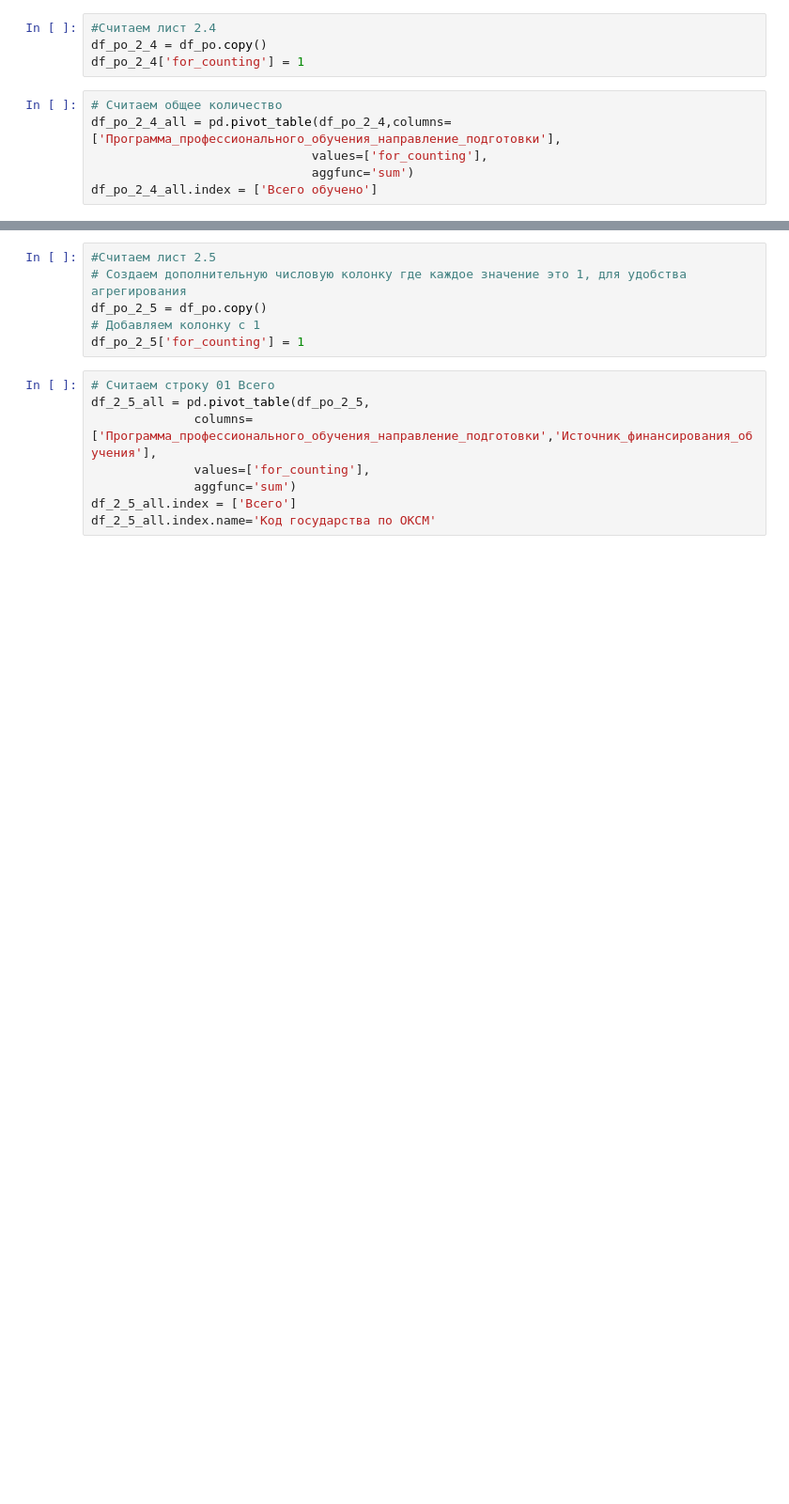
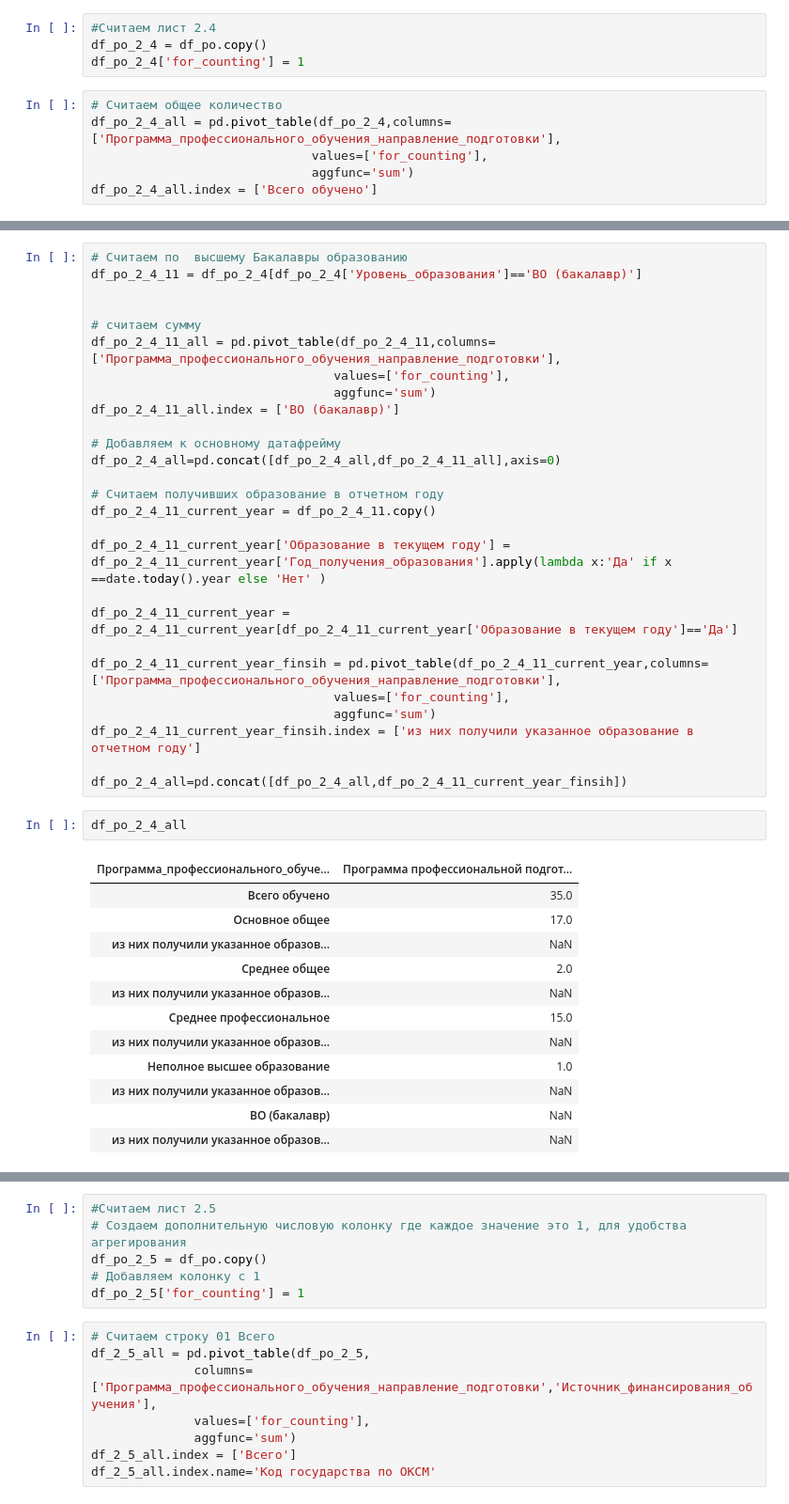
Before and after one commit to t0r1n88/Lindy, a Jupyter notebook: report_1PO.ipynb, the cells around one changed output, grey strips where cells are left out. Shown at 94% size. Cells and saved outputs as stored; diff of their text form; blank space fills up the shorter version.

```diff
--- a/report_1PO.ipynb
+++ b/report_1PO.ipynb
@@ -609,0 +744,42 @@ dtype('float64')
+# %%
+# Считаем по  высшему Бакалавры образованию
+df_po_2_4_11 = df_po_2_4[df_po_2_4['Уровень_образования']=='ВО (бакалавр)']
+
+
+# считаем сумму
+df_po_2_4_11_all = pd.pivot_table(df_po_2_4_11,columns=['Программа_профессионального_обучения_направление_подготовки'],
+                                 values=['for_counting'],
+                                 aggfunc='sum')
+df_po_2_4_11_all.index = ['ВО (бакалавр)']
+
+# Добавляем к основному датафрейму
+df_po_2_4_all=pd.concat([df_po_2_4_all,df_po_2_4_11_all],axis=0)
+
+# Считаем получивших образование в отчетном году
+df_po_2_4_11_current_year = df_po_2_4_11.copy()
+
+df_po_2_4_11_current_year['Образование в текущем году'] = df_po_2_4_11_current_year['Год_получения_образования'].apply(lambda x:'Да' if x ==date.today().year else 'Нет' )
+
+df_po_2_4_11_current_year = df_po_2_4_11_current_year[df_po_2_4_11_current_year['Образование в текущем году']=='Да']
+
+df_po_2_4_11_current_year_finsih = pd.pivot_table(df_po_2_4_11_current_year,columns=['Программа_профессионального_обучения_направление_подготовки'],
+                                 values=['for_counting'],
+                                 aggfunc='sum')
+df_po_2_4_11_current_year_finsih.index = ['из них получили указанное образование в отчетном году']
+
+df_po_2_4_all=pd.concat([df_po_2_4_all,df_po_2_4_11_current_year_finsih])
+# %%
+df_po_2_4_all
+# %% [output]
+| Программа_профессионального_обуче... | Программа профессиональной подгот... |
+| Всего обучено | 35.0 |
+| Основное общее | 17.0 |
+| из них получили указанное образов... | NaN |
+| Среднее общее | 2.0 |
+| из них получили указанное образов... | NaN |
+| Среднее профессиональное | 15.0 |
+| из них получили указанное образов... | NaN |
+| Неполное высшее образование | 1.0 |
+| из них получили указанное образов... | NaN |
+| ВО (бакалавр) | NaN |
+| из них получили указанное образов... | NaN |
```
Also changed, not shown: parts of 36 cells of this notebook.
